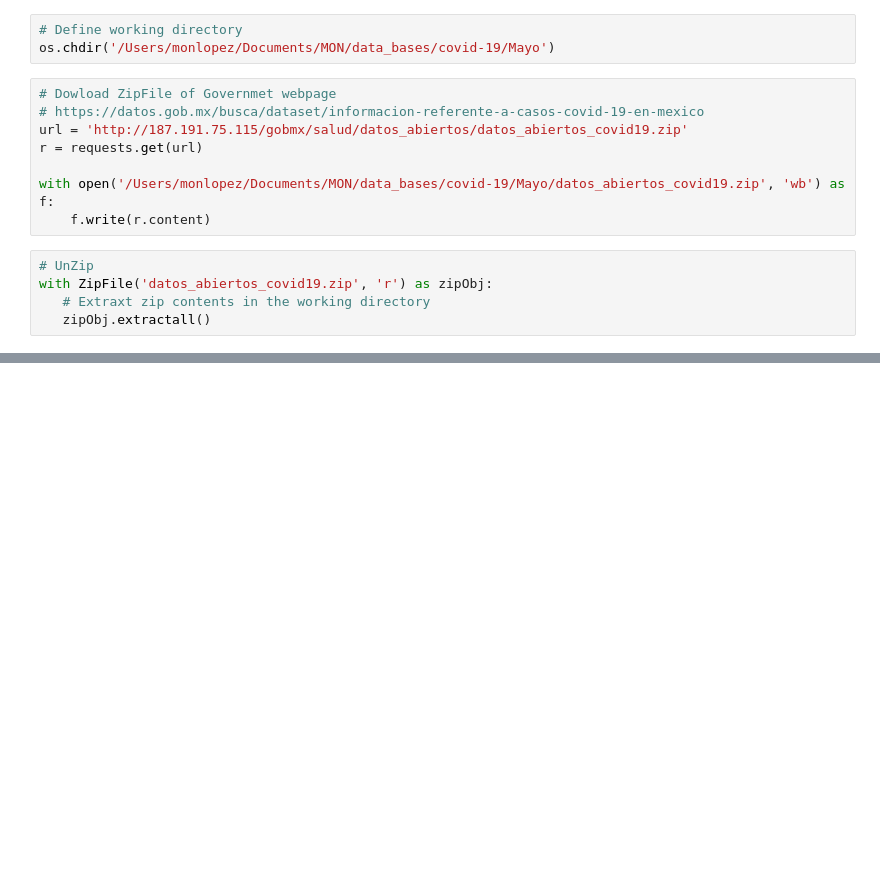
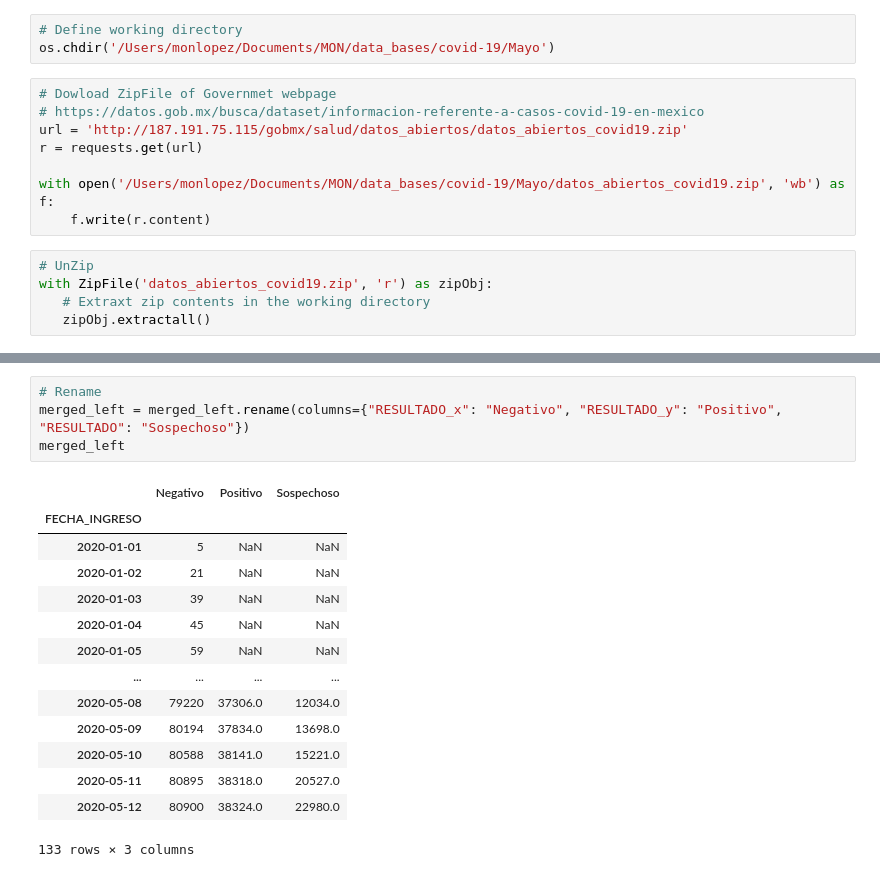
Before and after one commit to Monlo/COVID-19, a Jupyter notebook: Covid_19_May.ipynb, the cells around one changed output, grey strips where cells are left out. Cells and saved outputs as stored; diff of their text form; blank space fills up the shorter version.

```diff
--- a/Covid_19_May.ipynb
+++ b/Covid_19_May.ipynb
@@ -45,0 +67,19 @@ plot1.set_ylim([0, 30000])
+# %%
+# Rename
+merged_left = merged_left.rename(columns={"RESULTADO_x": "Negativo", "RESULTADO_y": "Positivo", "RESULTADO": "Sospechoso"})
+merged_left
+# %% [output]
+|  | Negativo | Positivo | Sospechoso |
+| FECHA_INGRESO |  |  |  |
+| 2020-01-01 | 5 | NaN | NaN |
+| 2020-01-02 | 21 | NaN | NaN |
+| 2020-01-03 | 39 | NaN | NaN |
+| 2020-01-04 | 45 | NaN | NaN |
+| 2020-01-05 | 59 | NaN | NaN |
+| ... | ... | ... | ... |
+| 2020-05-08 | 79220 | 37306.0 | 12034.0 |
+| 2020-05-09 | 80194 | 37834.0 | 13698.0 |
+| 2020-05-10 | 80588 | 38141.0 | 15221.0 |
+| 2020-05-11 | 80895 | 38318.0 | 20527.0 |
+| 2020-05-12 | 80900 | 38324.0 | 22980.0 |
+133 rows × 3 columns
```
Also changed, not shown: parts of 20 cells of this notebook.
